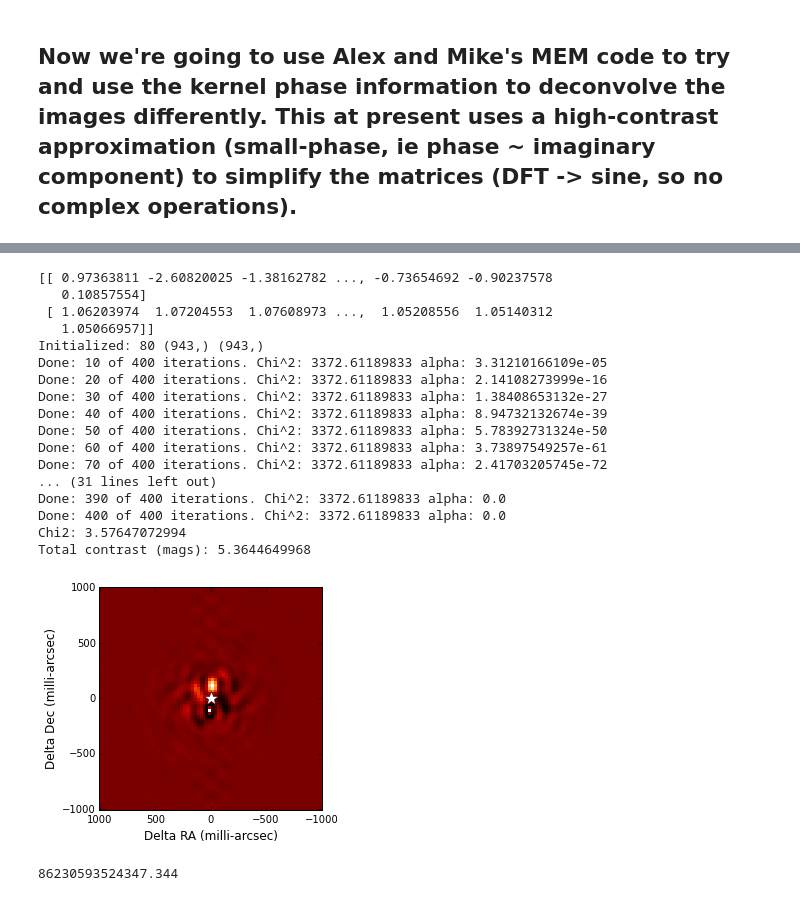
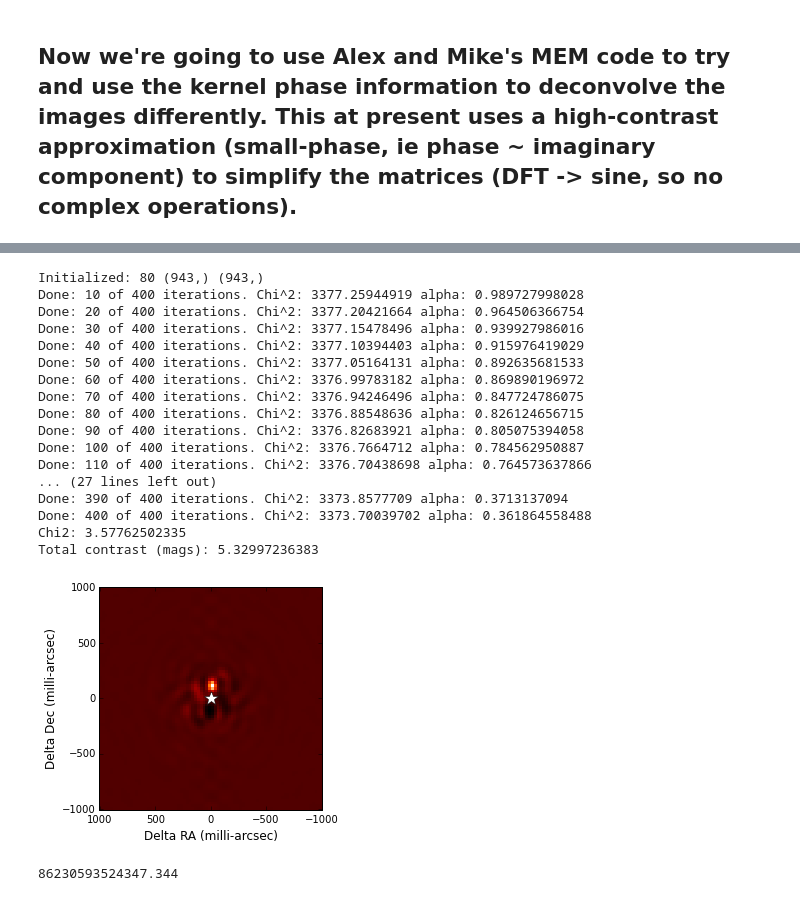
Before and after one commit to benjaminpope/pysco, a Jupyter notebook: analysis.ipynb, the cells around one changed output, grey strips where cells are left out. Drawn from its saved outputs; the diff is of its cells as text; code cells hidden in the pictures.

```diff
--- a/analysis.ipynb
+++ b/analysis.ipynb
@@ -288,51 +291,52 @@ Now run it!
 #	imsize -- the size of the image in pixels, needs to match input
 #			  file 'pixel matrix' size
 #	alpha  -- A starting value for the MEM functional multiplier (default=1.0)
 #	gain   -- The servo gain for adjusting alpha to achieve chi^2=1
 #	niter  -- number of iterations
 #	prior  -- as mentioned at the start of this script, the prior
 #			  is used to contrain the flux
 
+from imaging import *
 
 '''defaults'''
 
 imsize = 80
 alpha = 1.0
-gain = 1.0
+gain = 0.001
 prior = np.ones(imsize**2)/imsize**2.0/50
 niter = 400
 fname_im = 'kerphim_test.fits'
 # trial.read_data(fname_im)
 trial = MemImage(fname_im, niter=niter,imsize=imsize,alpha=alpha,gain=gain,prior=prior)
 im = trial.mem_image()
 
 ## the rest is a plot
 plt.imshow(im, interpolation='nearest',cmap=plt.get_cmap('gist_heat'),extent=trial.extent)
 plt.plot(0,0,'w*', ms=15)
 plt.axis(trial.extent)
 plt.xlabel('Delta RA (milli-arcsec)', fontsize='large')
 plt.ylabel('Delta Dec (milli-arcsec)', fontsize='large')
 print "Total contrast (mags): " + str(-2.5*np.log10(np.sum(trial.pm)))
 plt.show()
 # %% [output]
-[[ 0.97363811 -2.60820025 -1.38162782 ..., -0.73654692 -0.90237578
-   0.10857554]
- [ 1.06203974  1.07204553  1.07608973 ...,  1.05208556  1.05140312
-   1.05066957]]
 Initialized: 80 (943,) (943,)
-Done: 10 of 400 iterations. Chi^2: 3372.61189833 alpha: 3.31210166109e-05
-Done: 20 of 400 iterations. Chi^2: 3372.61189833 alpha: 2.14108273999e-16
-Done: 30 of 400 iterations. Chi^2: 3372.61189833 alpha: 1.38408653132e-27
-Done: 40 of 400 iterations. Chi^2: 3372.61189833 alpha: 8.94732132674e-39
-Done: 50 of 400 iterations. Chi^2: 3372.61189833 alpha: 5.78392731324e-50
-Done: 60 of 400 iterations. Chi^2: 3372.61189833 alpha: 3.73897549257e-61
-Done: 70 of 400 iterations. Chi^2: 3372.61189833 alpha: 2.41703205745e-72
-... (31 lines left out)
-Done: 390 of 400 iterations. Chi^2: 3372.61189833 alpha: 0.0
-Done: 400 of 400 iterations. Chi^2: 3372.61189833 alpha: 0.0
-Chi2: 3.57647072994
-Total contrast (mags): 5.3644649968
+Done: 10 of 400 iterations. Chi^2: 3377.25944919 alpha: 0.989727998028
+Done: 20 of 400 iterations. Chi^2: 3377.20421664 alpha: 0.964506366754
+Done: 30 of 400 iterations. Chi^2: 3377.15478496 alpha: 0.939927986016
+Done: 40 of 400 iterations. Chi^2: 3377.10394403 alpha: 0.915976419029
+Done: 50 of 400 iterations. Chi^2: 3377.05164131 alpha: 0.892635681533
+Done: 60 of 400 iterations. Chi^2: 3376.99783182 alpha: 0.869890196972
+Done: 70 of 400 iterations. Chi^2: 3376.94246496 alpha: 0.847724786075
+Done: 80 of 400 iterations. Chi^2: 3376.88548636 alpha: 0.826124656715
+Done: 90 of 400 iterations. Chi^2: 3376.82683921 alpha: 0.805075394058
+Done: 100 of 400 iterations. Chi^2: 3376.7664712 alpha: 0.784562950887
+Done: 110 of 400 iterations. Chi^2: 3376.70438698 alpha: 0.764573637866
+... (27 lines left out)
+Done: 390 of 400 iterations. Chi^2: 3373.8577709 alpha: 0.3713137094
+Done: 400 of 400 iterations. Chi^2: 3373.70039702 alpha: 0.361864558488
+Chi2: 3.57762502335
+Total contrast (mags): 5.32997236383
-[figure, old version]
+[figure, new version]
 # %%
 # %% [output]
 86230593524347.344
```
Also changed, not shown: parts of 1 cell of this notebook, 1 other file.
